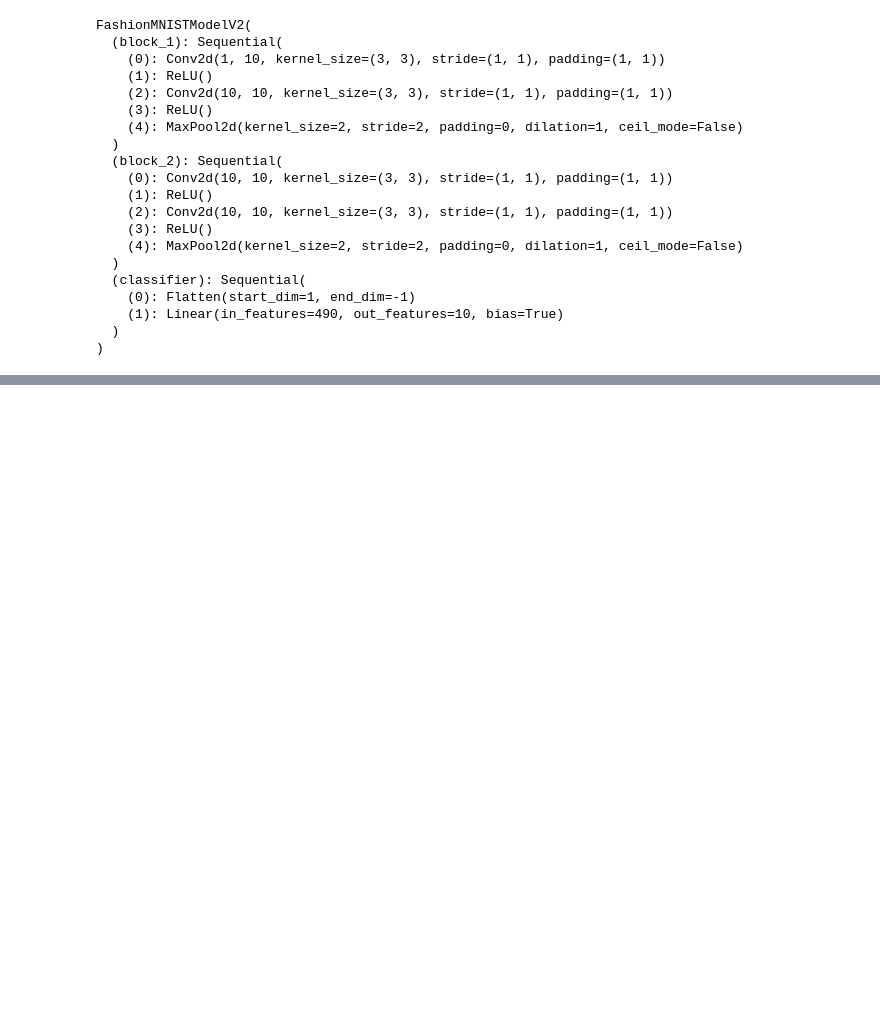
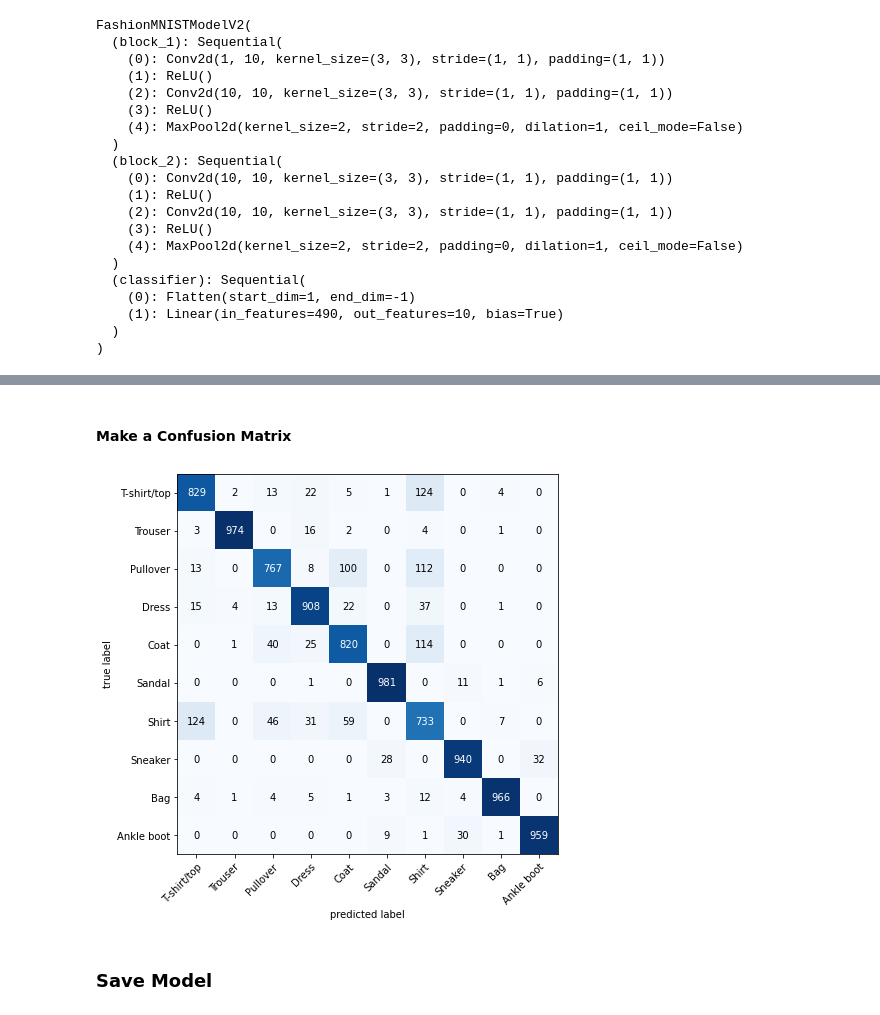
Before and after one commit to emirhansilsupur/pytorch-based-projects, a Jupyter notebook: 03_pytorch_computer_vision.ipynb, the cells around one changed output, grey strips where cells are left out. Saved outputs shown, nothing was run; the diff lists cells and outputs as text; code cells hidden in the pictures; blank space fills up the shorter version.

```diff
--- a/03_pytorch_computer_vision.ipynb
+++ b/03_pytorch_computer_vision.ipynb
@@ -289,7 +287,7 @@ torch.manual_seed(42)
 epochs = 3
 for epoch in tqdm(range(epochs)):
     print(f"Epoch: {epoch+1}\n---------")
-    train_step(
+    train_step_fn(
         model=model_1,
         data_loader=train_dataloader,
         loss_fn=loss_fn,
@@ -297,7 +295,7 @@ for epoch in tqdm(range(epochs)):
         optimizer=optimizer,
         device=device,
     )
-    test_step(
+    test_step_fn(
         model=model_1,
         data_loader=test_dataloader,
         loss_fn=loss_fn,
@@ -422,0 +442,12 @@ FashionMNISTModelV2(
+# %%
+# Setup loss function and optimizer
+loss_fn = nn.CrossEntropyLoss()
+optimizer = torch.optim.SGD(params=model_2.parameters(), lr=0.1)
+accuracy_fn = Accuracy(task="multiclass", num_classes=len(class_name)).to(device)
+# %%
+torch.manual_seed(42)
+epochs = 3
+for epoch in tqdm(range(epochs)):
+    print(f"Epoch: {epoch}\n--------")
+    train_step_fn(model_2, train_dataloader, loss_fn, accuracy_fn, optimizer, device)
+    test_step_fn(model_2, test_dataloader, loss_fn, accuracy_fn, device)
@@ -422,0 +558,29 @@ FashionMNISTModelV2(
+# %% [markdown]
+#### Make a Confusion Matrix
+# %%
+y_preds = []
+model_2.eval()
+with torch.inference_mode():
+    for X, y in tqdm(test_dataloader, desc="Making predictions"):
+        X, y = X.to(device), y.to(device)
+        y_logit = model_2(X)
+        y_pred = torch.softmax(y_logit, dim=1).argmax(dim=1)
+        y_preds.append(y_pred.cpu())
+# Concatenate list of predictions into a tensor
+y_pred_tensor = torch.cat(y_preds)
+# %%
+from mlxtend.plotting import plot_confusion_matrix
+from torchmetrics import ConfusionMatrix
+
+c_matrix = ConfusionMatrix(task="multiclass", num_classes=len(class_name))
+cmat_tensor = c_matrix(preds=y_pred_tensor, target=test_data.targets)
+
+fig, ax = plot_confusion_matrix(
+    conf_mat=cmat_tensor.numpy(),  # matplotlib likes working with NumPy
+    class_names=class_name,  # turn the row and column labels into class names
+    figsize=(10, 7),
+)
+# %% [output]
+[figure, added]
+# %% [markdown]
+### Save Model
```
Also changed, not shown: parts of 22 cells of this notebook.
